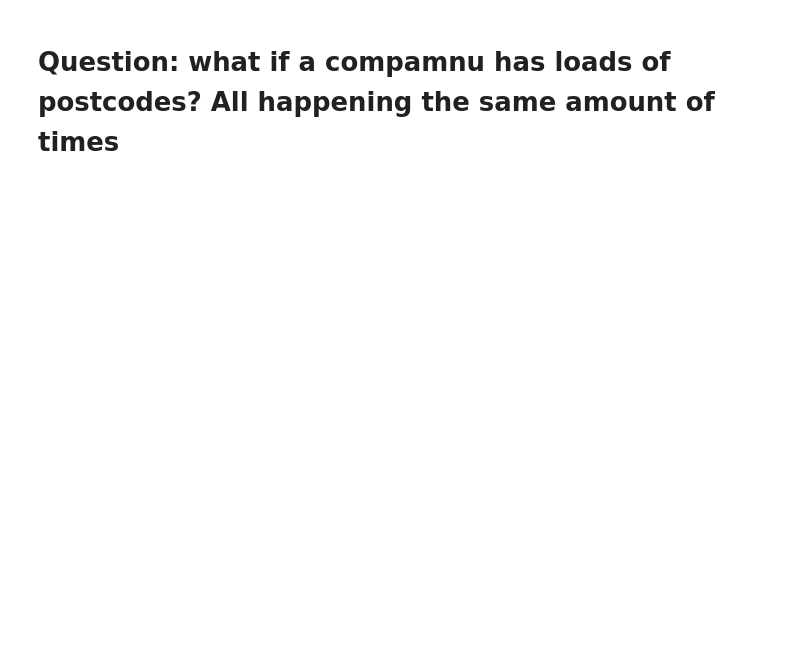
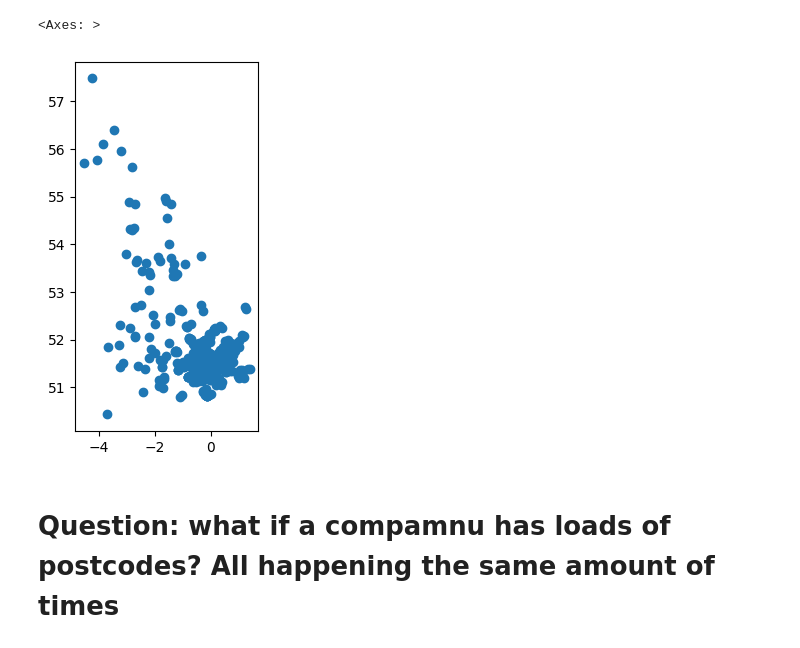
Before and after one commit to giuliaok/crawls_nest, a Jupyter notebook: postcode_density_visualization.ipynb, the cells around one changed output. Saved outputs shown, nothing was run; the diff lists cells and outputs as text; code cells hidden in the pictures; blank space fills up the shorter version.

```diff
--- a/postcode_density_visualization.ipynb
+++ b/postcode_density_visualization.ipynb
@@ -24,0 +110,2 @@ df
+# %%
+pc = p[p['p'].notna()]
@@ -24,0 +128,13 @@ df
+# %%
+coords = pc[['lat', 'long']]
+# %%
+pts = coords.apply(lambda r: Point(r.long, r.lat), axis=1)
+# %%
+
+gdb = gpd.GeoDataFrame(coords.assign(geometry=pts), \
+                       crs={'init' :'epsg:4326'})
+# %%
+gdb.plot()
+# %% [output]
+<Axes: >
+[figure, added]
```
Also changed, not shown: parts of 22 cells of this notebook.
